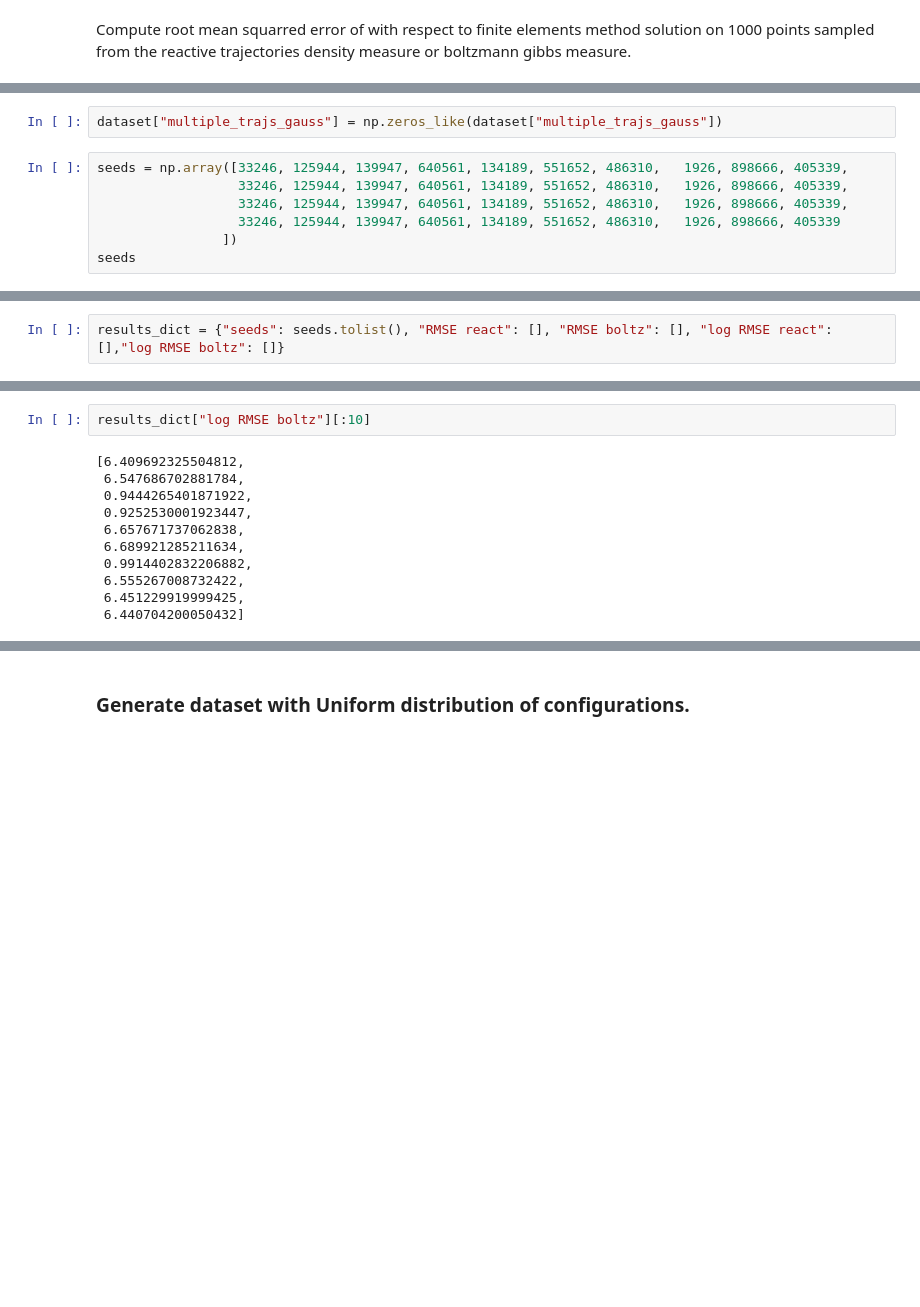
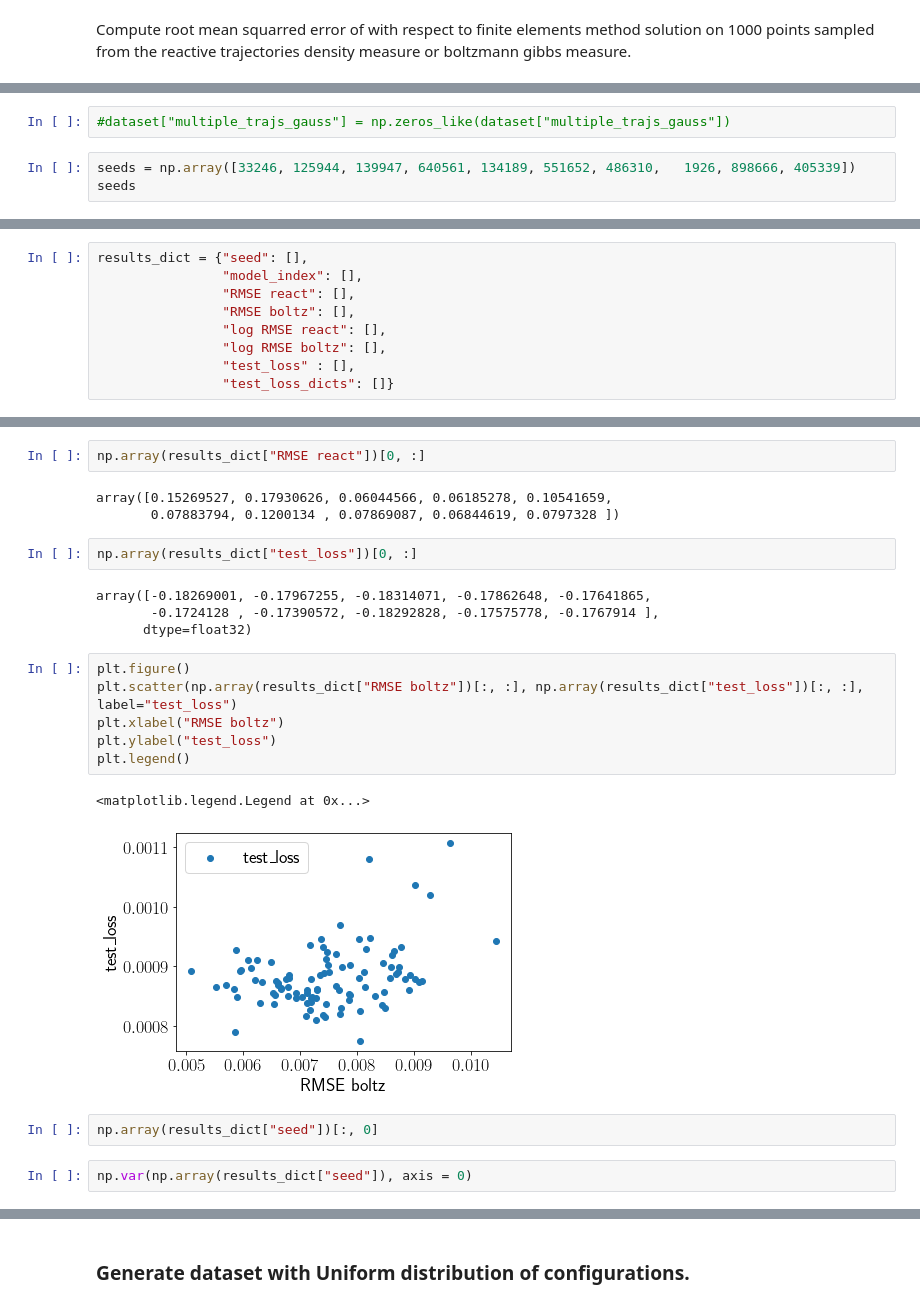
Before and after one commit to thomaspigeon/2dpotentials, a Jupyter notebook: Committor_overdamped_MullerBrown.ipynb, the cells around one changed output, grey strips where cells are left out. Drawn from its saved outputs; the diff is of its cells as text; blank space fills up the shorter version.

```diff
--- a/Committor_overdamped_MullerBrown.ipynb
+++ b/Committor_overdamped_MullerBrown.ipynb
@@ -455,11 +452,7 @@ dataset["boltz_pos_lagged"] = dataset["single_trajs_pos"][:, -1, :]
 # %%
-dataset["multiple_trajs_gauss"] = np.zeros_like(dataset["multiple_trajs_gauss"])
+#dataset["multiple_trajs_gauss"] = np.zeros_like(dataset["multiple_trajs_gauss"])
 # %%
-seeds = np.array([33246, 125944, 139947, 640561, 134189, 551652, 486310,   1926, 898666, 405339,
-                  33246, 125944, 139947, 640561, 134189, 551652, 486310,   1926, 898666, 405339,
-                  33246, 125944, 139947, 640561, 134189, 551652, 486310,   1926, 898666, 405339,
-                  33246, 125944, 139947, 640561, 134189, 551652, 486310,   1926, 898666, 405339
-                ])
+seeds = np.array([33246, 125944, 139947, 640561, 134189, 551652, 486310,   1926, 898666, 405339])
 seeds
 # %% [output]
 array([ 33246, 125944, 139947, 640561, 134189, 551652, 486310,   1926,
@@ -470,4 +460,11 @@ array([ 33246, 125944, 139947, 640561, 134189, 551652, 486310,   1926,
 # %%
-results_dict = {"seeds": seeds.tolist(), "RMSE react": [], "RMSE boltz": [], "log RMSE react": [],"log RMSE boltz": []}
+results_dict = {"seed": [],
+                "model_index": [],
+                "RMSE react": [],
+                "RMSE boltz": [],
+                "log RMSE react": [],
+                "log RMSE boltz": [],
+                "test_loss" : [],
+                "test_loss_dicts": []}
 # %%
 for i in range(10):
@@ -580,13 +611,24 @@ training ends after 173 epochs.
 # %%
-results_dict["log RMSE boltz"][:10]
+np.array(results_dict["RMSE react"])[0, :]
 # %% [output]
-[6.409692325504812,
- 6.547686702881784,
- 0.9444265401871922,
- 0.9252530001923447,
- 6.657671737062838,
- 6.689921285211634,
- 0.9914402832206882,
- 6.555267008732422,
- 6.451229919999425,
- 6.440704200050432]
+array([0.15269527, 0.17930626, 0.06044566, 0.06185278, 0.10541659,
+       0.07883794, 0.1200134 , 0.07869087, 0.06844619, 0.0797328 ])
+# %%
+np.array(results_dict["test_loss"])[0, :]
+# %% [output]
+array([-0.18269001, -0.17967255, -0.18314071, -0.17862648, -0.17641865,
+       -0.1724128 , -0.17390572, -0.18292828, -0.17575778, -0.1767914 ],
+      dtype=float32)
+# %%
+plt.figure()
+plt.scatter(np.array(results_dict["RMSE boltz"])[:, :], np.array(results_dict["test_loss"])[:, :], label="test_loss")
+plt.xlabel("RMSE boltz")
+plt.ylabel("test_loss")
+plt.legend()
+# %% [output]
+<matplotlib.legend.Legend at 0x...>
+[figure, added]
+# %%
+np.array(results_dict["seed"])[:, 0]
+# %%
+np.var(np.array(results_dict["seed"]), axis = 0)
```
Also changed, not shown: parts of 33 cells of this notebook, 4 other files.
